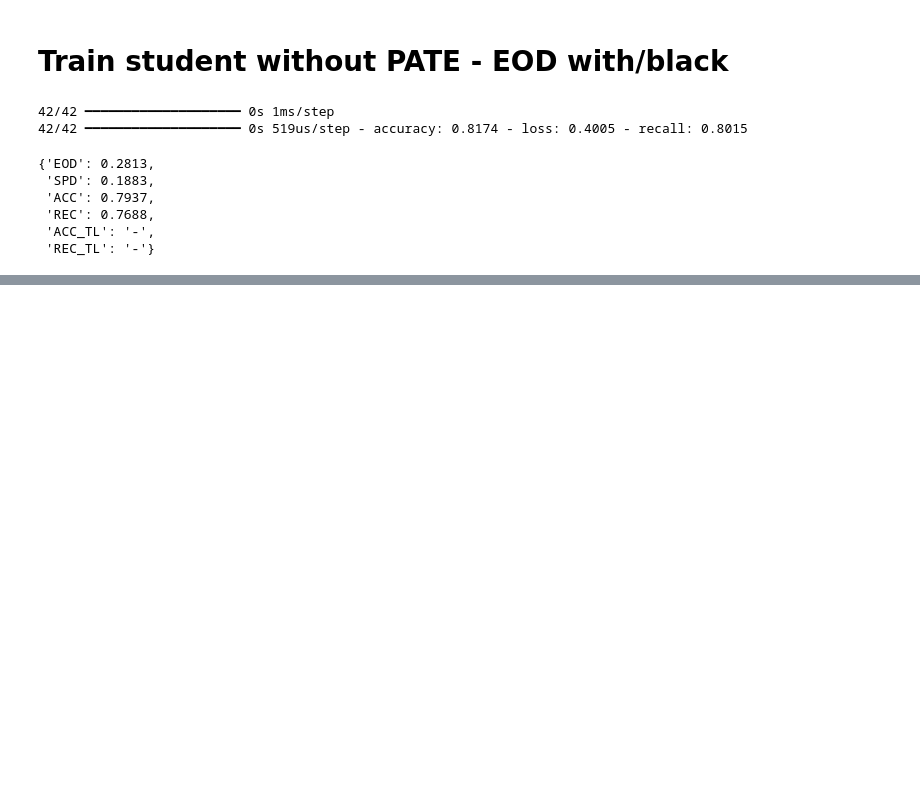
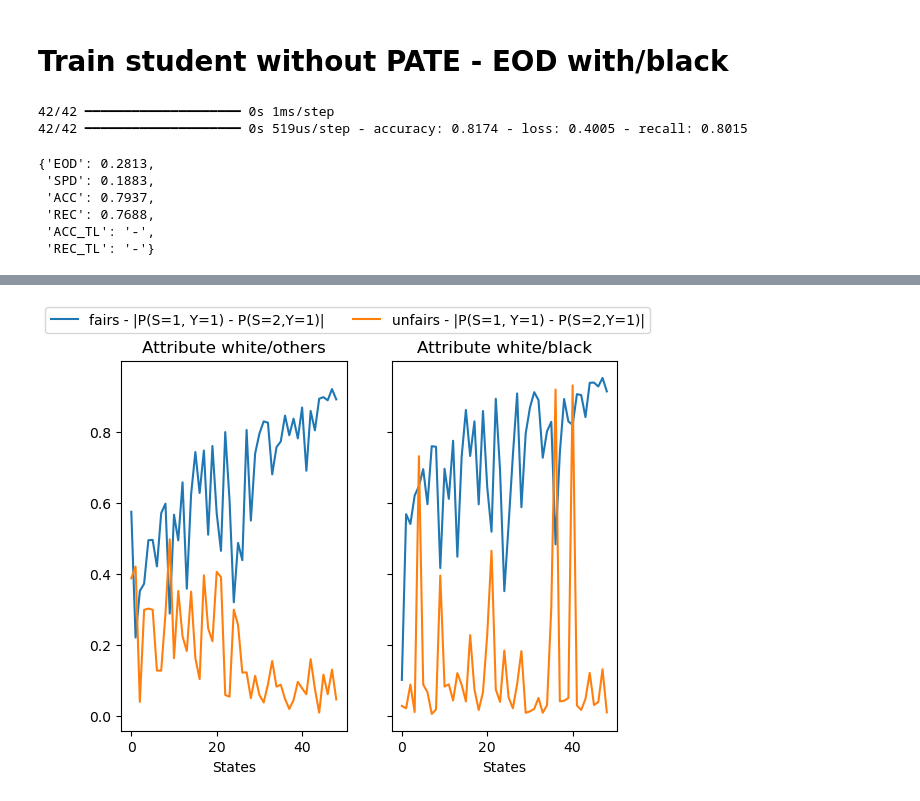
Before and after one commit to sabaly/PATE, a Jupyter notebook: src/manual_sampling.ipynb, the cells around one changed output, grey strips where cells are left out. Cells and saved outputs as stored; diff of their text form; code cells hidden in the pictures; blank space fills up the shorter version.

Commit message:
binary race attribut

```diff
--- a/src/manual_sampling.ipynb
+++ b/src/manual_sampling.ipynb
@@ -592,0 +592,47 @@ plt.show()
+# %%
+import matplotlib.pyplot as plt
+def model_disp(tpe, st, fair=True):
+    if tpe == 1:
+        root = "../checkpoint/"
+    else:
+        root = "../checkpoint_0/"
+    f = ""
+    if not fair:
+        f = "un"
+    path = root + st + "/" + st + "_" + f + "fair.pkl"
+    with open(path, "rb") as f:
+        tchr = pickle.load(f)
+    x_train, x_test, y_train, y_test, g_train, g_test = tchr.splited_data
+    if  not isinstance(x_test, pd.DataFrame):
+        x_test = pd.DataFrame(x_test, columns=ACSEmployment.features)
+    x_test.insert(0, ACSEmployment.target, y_test)
+    sts = x_test[[ACSEmployment.group, ACSEmployment.target]].groupby(ACSEmployment.target).value_counts(normalize=True)
+    return abs(sts[True][1] - sts[True][2])
+
+fig, (ax1, ax2) = plt.subplots(1, 2,sharey=True)
+f_model1_disp = []
+uf_model1_disp = []
+f_model2_disp = []
+uf_model2_disp = []
+
+for st in states:
+    f_model1_disp.append(model_disp(1, st))
+    uf_model1_disp.append(model_disp(1, st, False))
+
+    f_model2_disp.append(model_disp(0, st))
+    uf_model2_disp.append(model_disp(0, st, False))
+
+
+ax1.set_title("Attribute white/others")
+ax2.set_title("Attribute white/black")
+x_axis = list(range(len(states)))
+ax1.plot(x_axis, f_model1_disp, label="fairs - |P(S=1, Y=1) - P(S=2,Y=1)|")
+ax1.plot(x_axis, uf_model1_disp, label="unfairs - |P(S=1, Y=1) - P(S=2,Y=1)|")
+ax2.plot(x_axis, f_model2_disp)
+ax2.plot(x_axis, uf_model2_disp)
+ax1.set_xlabel("States")
+ax2.set_xlabel("States")
+fig.legend(loc="outside upper left", ncol=3)
+plt.show()
+# %% [output]
+[figure, added]
```
Also changed, not shown: parts of 7 cells of this notebook, 3 other files.
